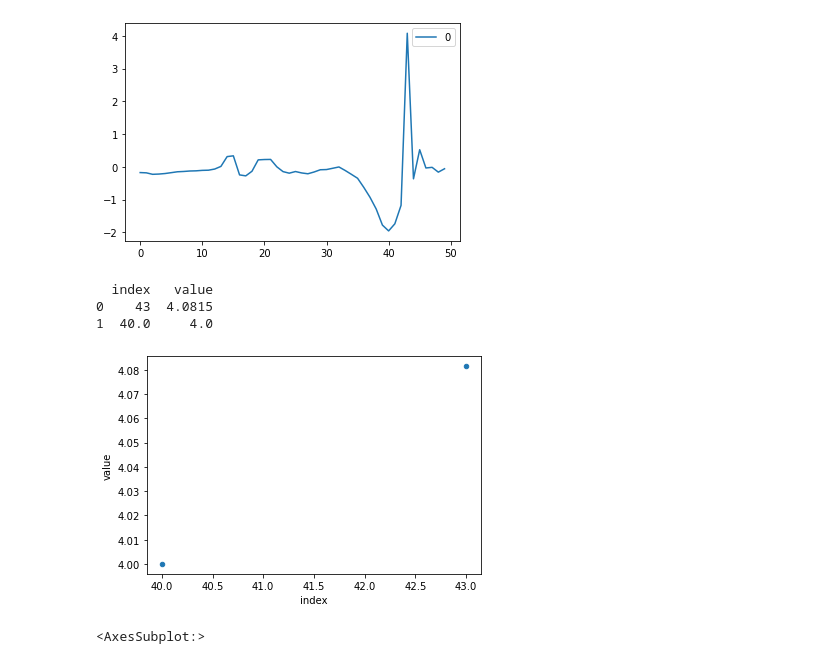
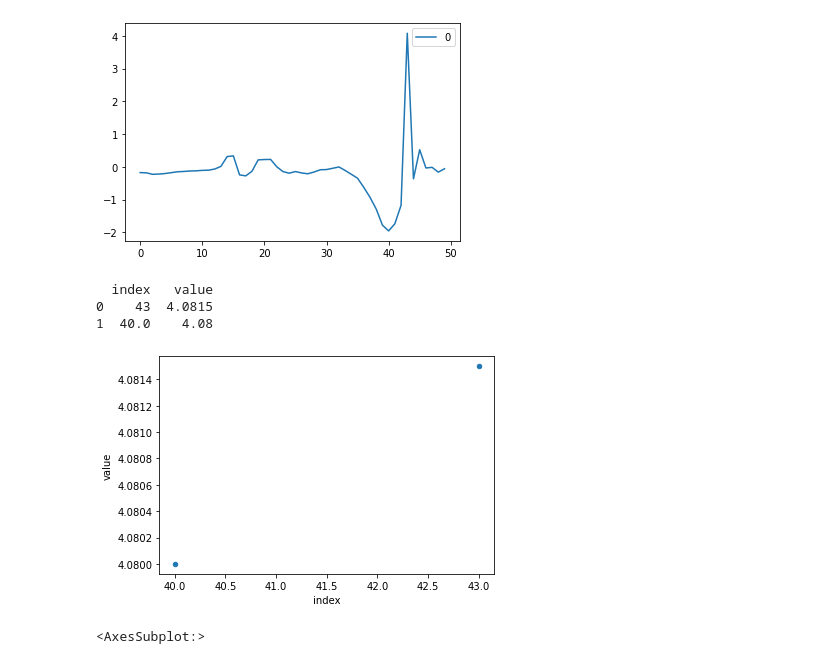
Before and after one commit to mseo39/Smart_Brain-1, a Jupyter notebook: 강민서/peek_algorithm.ipynb, the cells around one changed output. Saved outputs shown, nothing was run; the diff lists cells and outputs as text; code cells hidden in the pictures.

```diff
--- a/강민서/peek_algorithm.ipynb
+++ b/강민서/peek_algorithm.ipynb
@@ -31,18 +31,18 @@ print(df1[a])
 # %%
 df2 = pd.DataFrame(index=range(0), columns=['index', 'value'])
 df2=df2.append(df1[a])
-df2=df2.append({'index':40, 'value':4.0},ignore_index=True)
+df2=df2.append({'index':40, 'value':4.0800},ignore_index=True)
 print(df2)
 
 #df2 = df2['value'].astype(float)
 
 df2=df2.astype({'index':int, 'value':float})
 df3=df2.plot.scatter(x='index',y='value')
 # %% [output]
   index   value
 0    43  4.0815
-1  40.0     4.0
+1  40.0    4.08
-[figure, old version]
+[figure, new version]
 # %%
 f = pd.read_csv('C:/Users/Alstromeria/Desktop/Data210803162434.csv')
 #ax(g)
```
